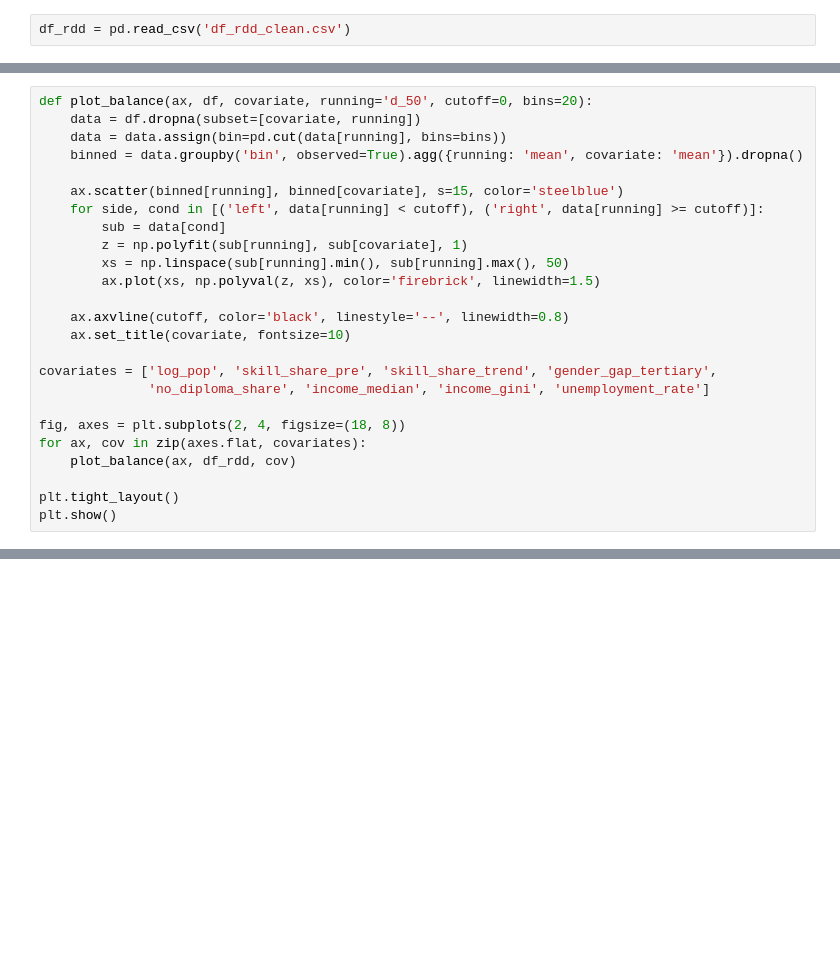
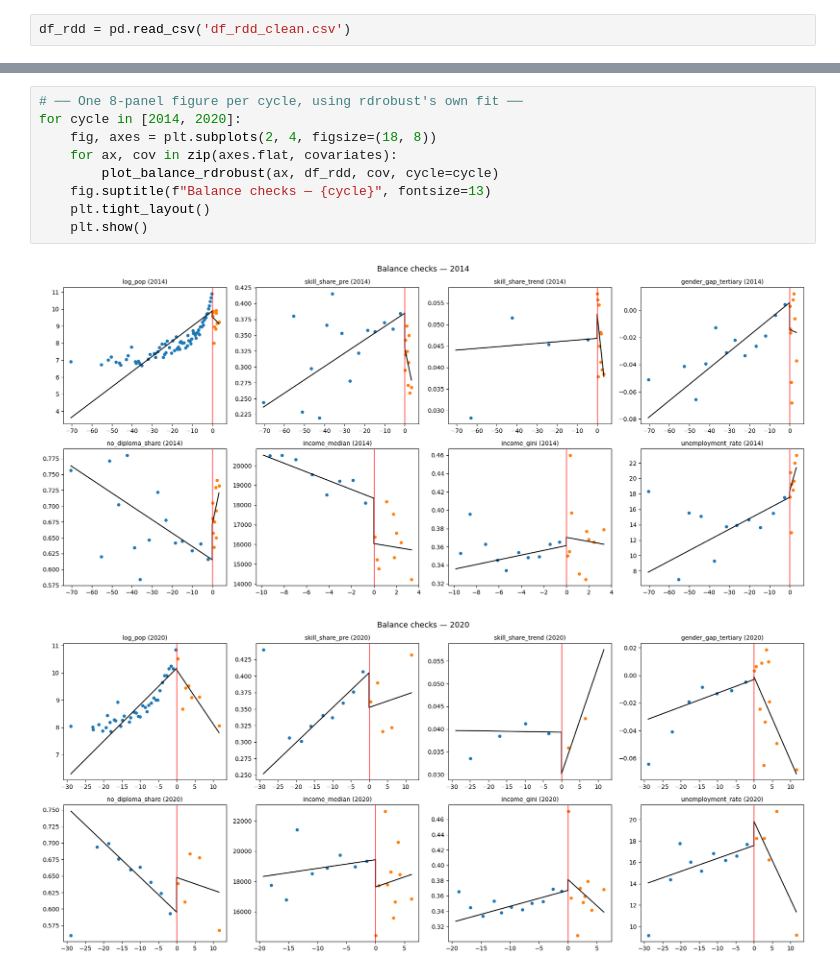
Before and after one commit to Tobias-Bue/far-right-rdd-thesis, a Jupyter notebook: Balance_McCrary_checks.ipynb, the cells around one changed output, grey strips where cells are left out. Saved outputs shown, nothing was run; the diff lists cells and outputs as text; blank space fills up the shorter version.

```diff
--- a/Balance_McCrary_checks.ipynb
+++ b/Balance_McCrary_checks.ipynb
@@ -60,25 +168,0 @@ balance_table
-# %%
-def plot_balance(ax, df, covariate, running='d_50', cutoff=0, bins=20):
-    data = df.dropna(subset=[covariate, running])
-    data = data.assign(bin=pd.cut(data[running], bins=bins))
-    binned = data.groupby('bin', observed=True).agg({running: 'mean', covariate: 'mean'}).dropna()
-
-    ax.scatter(binned[running], binned[covariate], s=15, color='steelblue')
-    for side, cond in [('left', data[running] < cutoff), ('right', data[running] >= cutoff)]:
-        sub = data[cond]
-        z = np.polyfit(sub[running], sub[covariate], 1)
-        xs = np.linspace(sub[running].min(), sub[running].max(), 50)
-        ax.plot(xs, np.polyval(z, xs), color='firebrick', linewidth=1.5)
-
-    ax.axvline(cutoff, color='black', linestyle='--', linewidth=0.8)
-    ax.set_title(covariate, fontsize=10)
-
-covariates = ['log_pop', 'skill_share_pre', 'skill_share_trend', 'gender_gap_tertiary',
-              'no_diploma_share', 'income_median', 'income_gini', 'unemployment_rate']
-
-fig, axes = plt.subplots(2, 4, figsize=(18, 8))
-for ax, cov in zip(axes.flat, covariates):
-    plot_balance(ax, df_rdd, cov)
-
-plt.tight_layout()
-plt.show()
@@ -84,0 +220,12 @@ plt.show()
+# %%
+# ── One 8-panel figure per cycle, using rdrobust's own fit ──
+for cycle in [2014, 2020]:
+    fig, axes = plt.subplots(2, 4, figsize=(18, 8))
+    for ax, cov in zip(axes.flat, covariates):
+        plot_balance_rdrobust(ax, df_rdd, cov, cycle=cycle)
+    fig.suptitle(f"Balance checks — {cycle}", fontsize=13)
+    plt.tight_layout()
+    plt.show()
+# %% [output]
+[figure, added]
+[figure, added]
```
Also changed, not shown: parts of 27 cells of this notebook, 2 other files.
